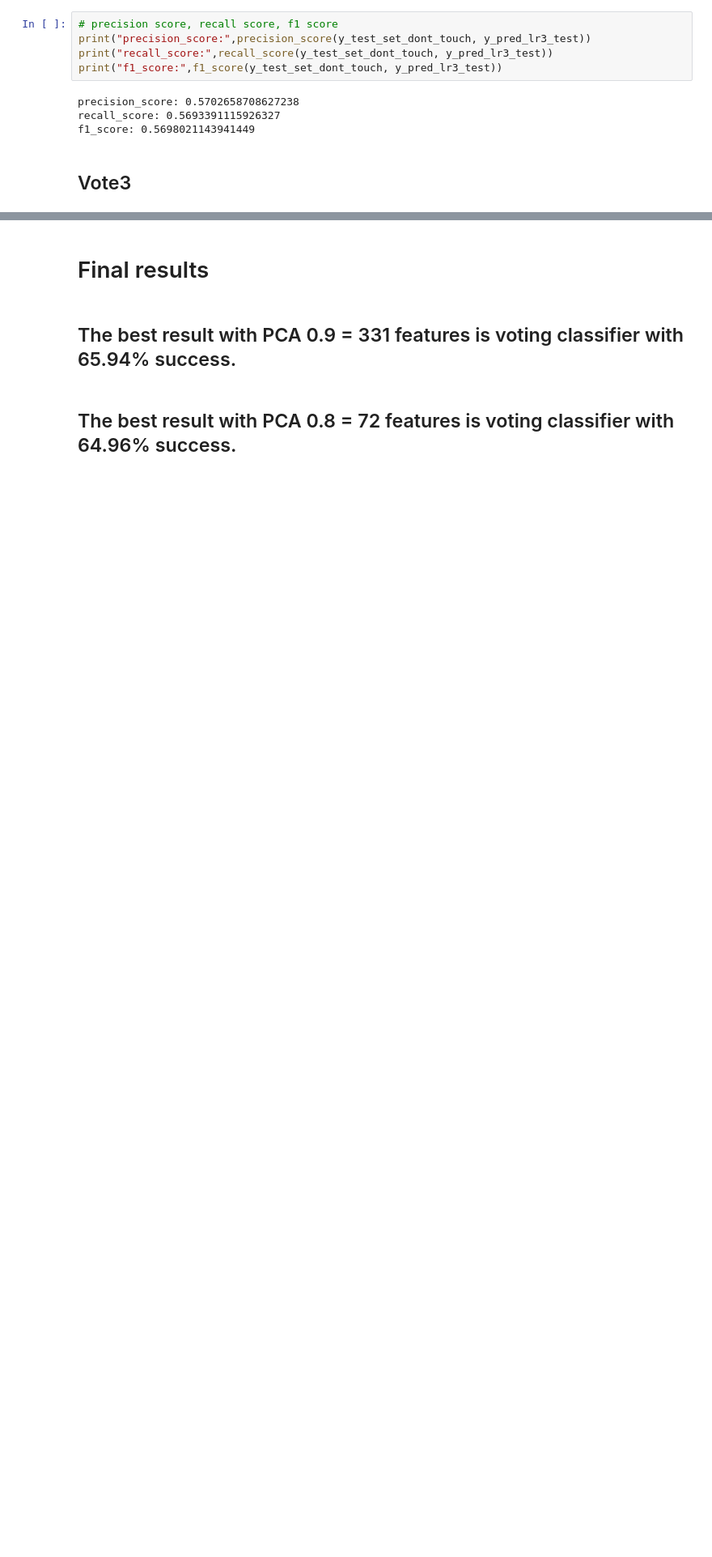
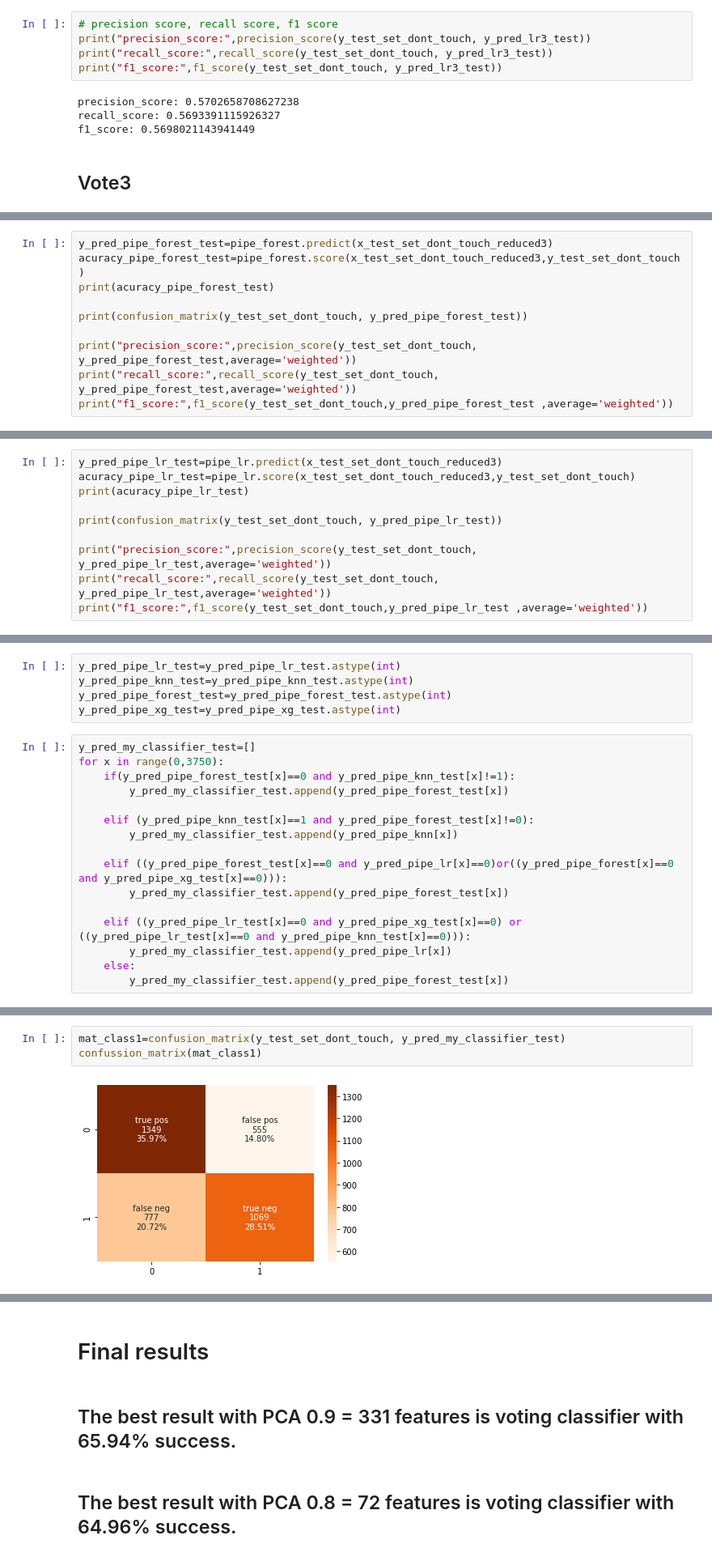
Before and after one commit to Yehudit-Brickner/data_science_end_of_year1_project, a Jupyter notebook: dogs vs cats 9.8.21 .ipynb, the cells around one changed output, grey strips where cells are left out. Shown at 81% size. Saved outputs shown, nothing was run; the diff lists cells and outputs as text; blank space fills up the shorter version.

```diff
--- a/dogs vs cats 9.8.21 .ipynb
+++ b/dogs vs cats 9.8.21 .ipynb
@@ -1712,0 +1831,10 @@ f1_score: 0.6578411405295317
+# %%
+y_pred_pipe_forest_test=pipe_forest.predict(x_test_set_dont_touch_reduced3)
+acuracy_pipe_forest_test=pipe_forest.score(x_test_set_dont_touch_reduced3,y_test_set_dont_touch)
+print(acuracy_pipe_forest_test)
+
+print(confusion_matrix(y_test_set_dont_touch, y_pred_pipe_forest_test))
+
+print("precision_score:",precision_score(y_test_set_dont_touch, y_pred_pipe_forest_test,average='weighted'))
+print("recall_score:",recall_score(y_test_set_dont_touch, y_pred_pipe_forest_test,average='weighted'))
+print("f1_score:",f1_score(y_test_set_dont_touch,y_pred_pipe_forest_test ,average='weighted'))
@@ -1712,0 +1848,10 @@ f1_score: 0.6578411405295317
+# %%
+y_pred_pipe_lr_test=pipe_lr.predict(x_test_set_dont_touch_reduced3)
+acuracy_pipe_lr_test=pipe_lr.score(x_test_set_dont_touch_reduced3,y_test_set_dont_touch)
+print(acuracy_pipe_lr_test)
+
+print(confusion_matrix(y_test_set_dont_touch, y_pred_pipe_lr_test))
+
+print("precision_score:",precision_score(y_test_set_dont_touch, y_pred_pipe_lr_test,average='weighted'))
+print("recall_score:",recall_score(y_test_set_dont_touch, y_pred_pipe_lr_test,average='weighted'))
+print("f1_score:",f1_score(y_test_set_dont_touch,y_pred_pipe_lr_test ,average='weighted'))
@@ -1712,0 +1865,21 @@ f1_score: 0.6578411405295317
+# %%
+y_pred_pipe_lr_test=y_pred_pipe_lr_test.astype(int)
+y_pred_pipe_knn_test=y_pred_pipe_knn_test.astype(int)
+y_pred_pipe_forest_test=y_pred_pipe_forest_test.astype(int)
+y_pred_pipe_xg_test=y_pred_pipe_xg_test.astype(int)
+# %%
+y_pred_my_classifier_test=[]
+for x in range(0,3750):
+    if(y_pred_pipe_forest_test[x]==0 and y_pred_pipe_knn_test[x]!=1):
+        y_pred_my_classifier_test.append(y_pred_pipe_forest_test[x])
+
+    elif (y_pred_pipe_knn_test[x]==1 and y_pred_pipe_forest_test[x]!=0):
+        y_pred_my_classifier_test.append(y_pred_pipe_knn[x])
+
+    elif ((y_pred_pipe_forest_test[x]==0 and y_pred_pipe_lr[x]==0)or((y_pred_pipe_forest[x]==0 and y_pred_pipe_xg_test[x]==0))):
+        y_pred_my_classifier_test.append(y_pred_pipe_forest_test[x])
+
+    elif ((y_pred_pipe_lr_test[x]==0 and y_pred_pipe_xg_test[x]==0) or ((y_pred_pipe_lr_test[x]==0 and y_pred_pipe_knn_test[x]==0))):
+        y_pred_my_classifier_test.append(y_pred_pipe_lr[x])
+    else:
+        y_pred_my_classifier_test.append(y_pred_pipe_forest_test[x])
@@ -1713 +1891,6 @@ f1_score: 0.6578411405295317
+# %%
+mat_class1=confusion_matrix(y_test_set_dont_touch, y_pred_my_classifier_test)
+confussion_matrix(mat_class1)
+# %% [output]
+[figure, added]
 # %% [markdown]
```
Also changed, not shown: parts of 36 cells of this notebook.
